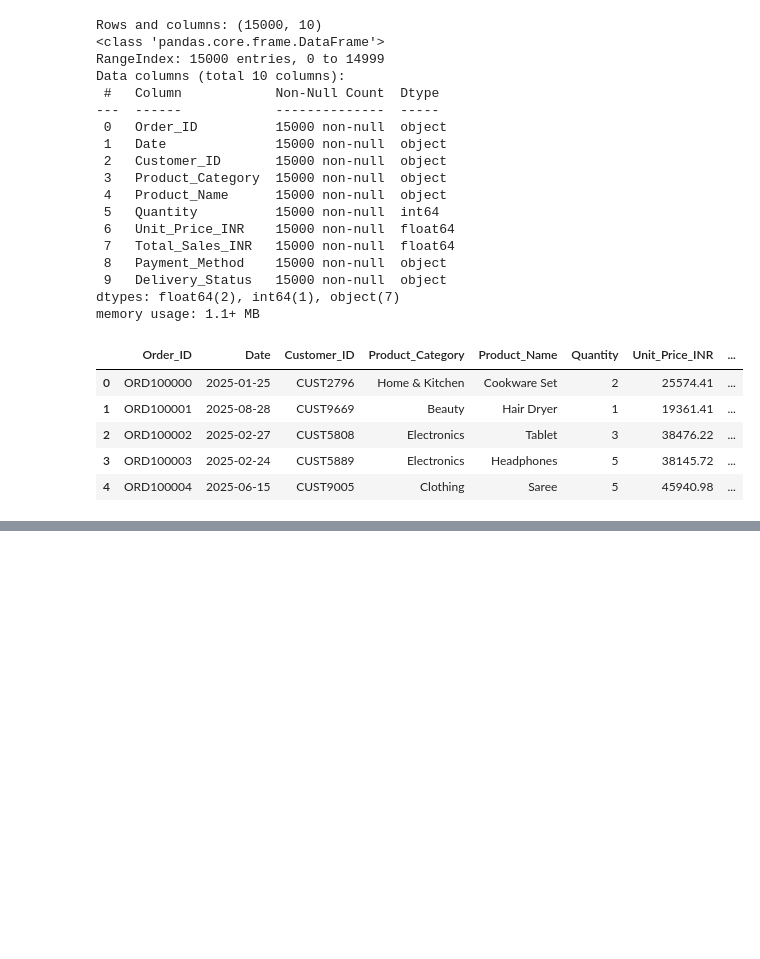
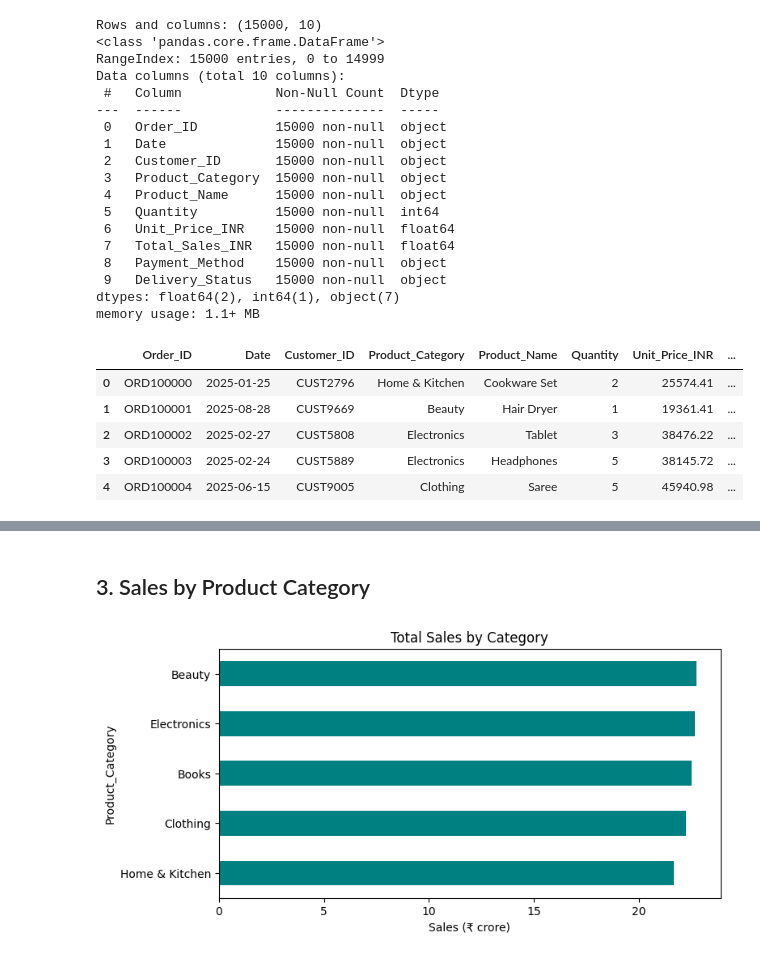
Before and after one commit to sahilbharti1601/india-ecommerce-sales-analysis, a Jupyter notebook: india_ecommerce_sales_analysis.ipynb, the cells around one changed output, grey strips where cells are left out. Drawn from its saved outputs; the diff is of its cells as text; code cells hidden in the pictures; blank space fills up the shorter version.

```diff
--- a/india_ecommerce_sales_analysis.ipynb
+++ b/india_ecommerce_sales_analysis.ipynb
@@ -37,0 +90,10 @@ memory usage: 1.1+ MB
+# %% [markdown]
+## 3. Sales by Product Category
+# %%
+cat = (df.groupby("Product_Category")["Total_Sales_INR"].sum() / 1e7).sort_values()
+cat.plot(kind="barh", figsize=(8, 4), color="teal")
+plt.title("Total Sales by Category")
+plt.xlabel("Sales (₹ crore)")
+plt.show()
+# %% [output]
+[figure, added]
```
Also changed, not shown: parts of 8 cells of this notebook.
